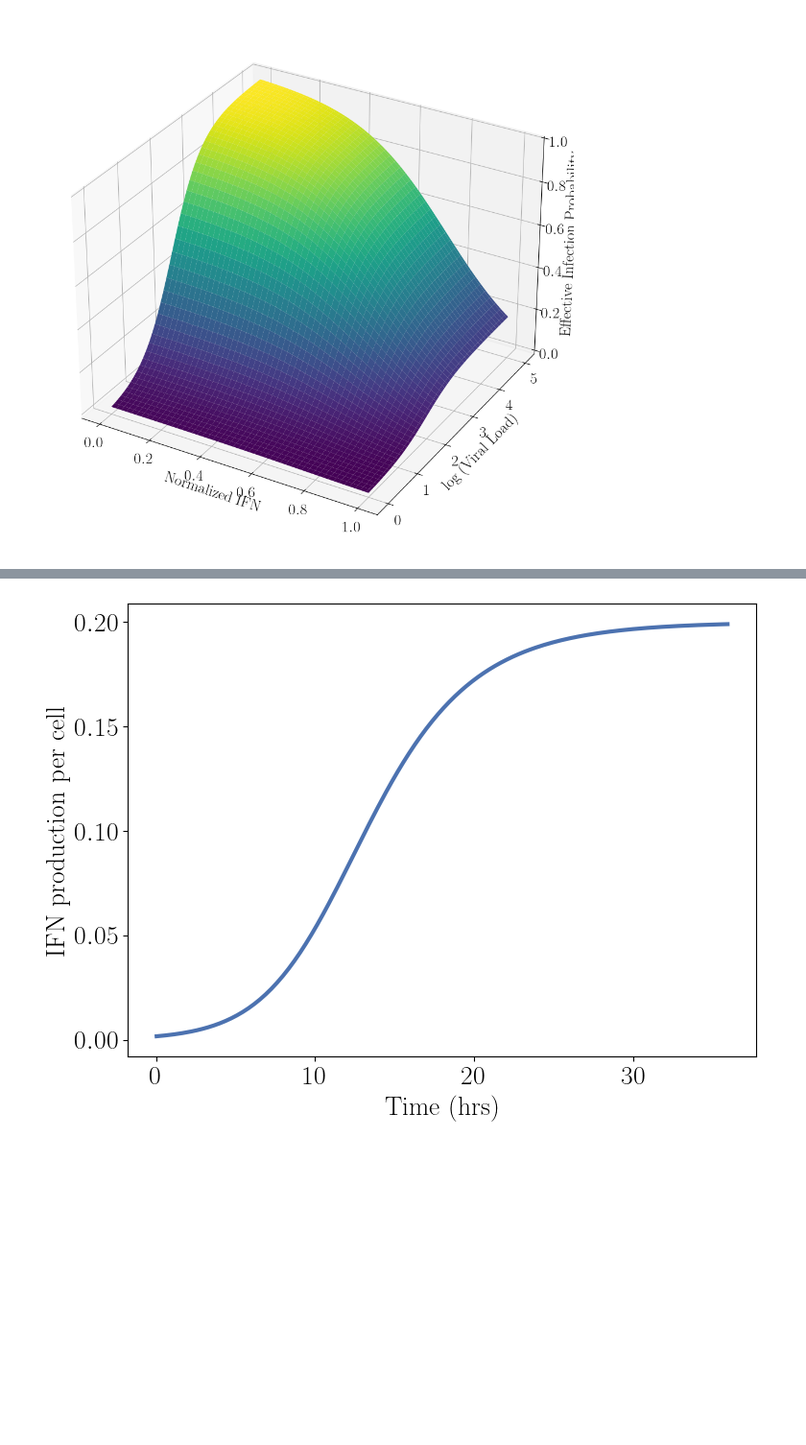
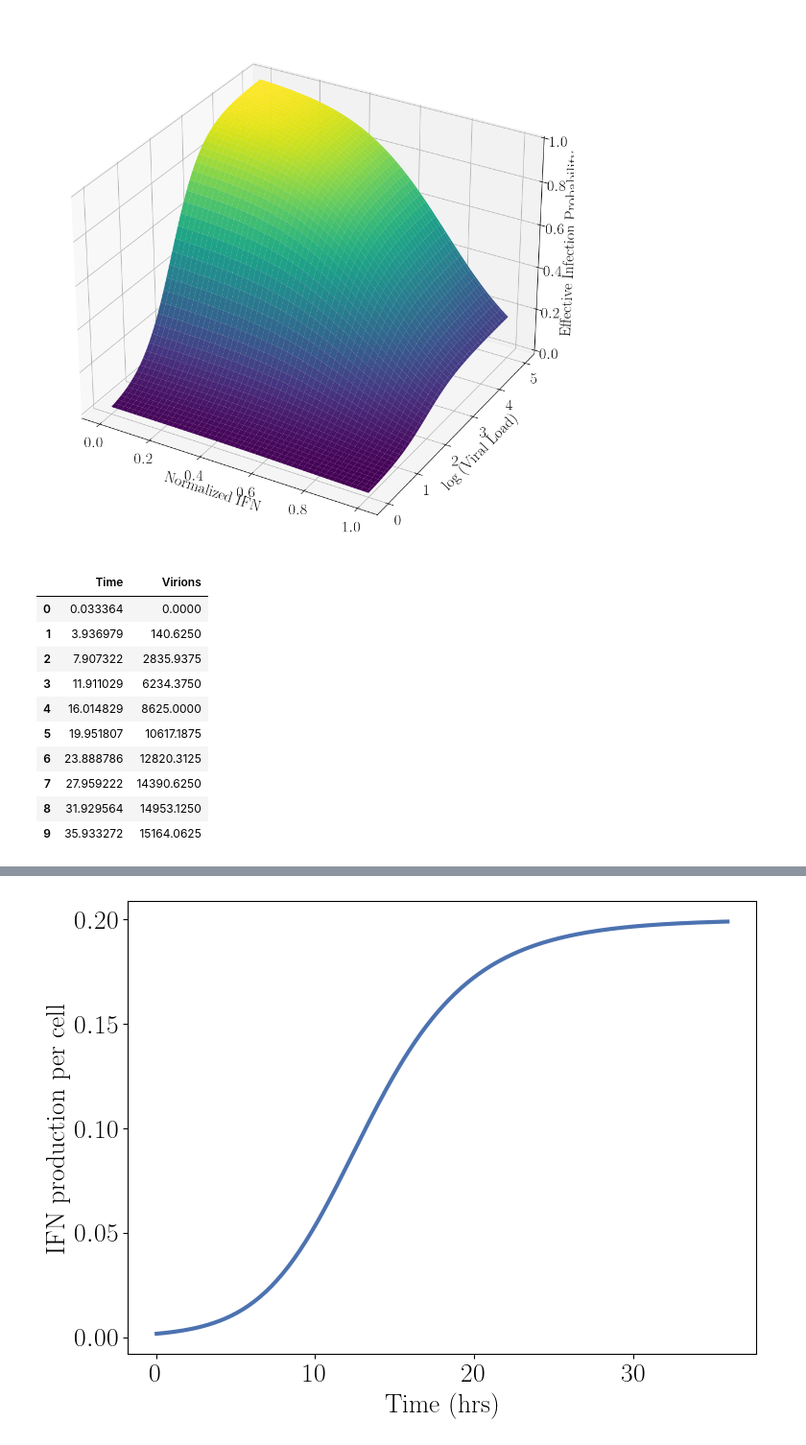
Before and after one commit to rblanco89/TissueFlu, a Jupyter notebook: utilities/tissuePlots.ipynb, the cells around one changed output, grey strips where cells are left out. Shown at 96% size. Saved outputs shown, nothing was run; the diff lists cells and outputs as text; code cells hidden in the pictures; blank space fills up the shorter version.

```diff
--- a/utilities/tissuePlots.ipynb
+++ b/utilities/tissuePlots.ipynb
@@ -185,6 +185,19 @@ plt.show()
 # %%
 # Load data
 df = pd.read_csv('virions_per_cell.csv')
 x = df['Time'].values
 y = df['Virions'].values
+df
+# %% [output]
+|  | Time | Virions |
+| 0 | 0.033364 | 0.0000 |
+| 1 | 3.936979 | 140.6250 |
+| 2 | 7.907322 | 2835.9375 |
+| 3 | 11.911029 | 6234.3750 |
+| 4 | 16.014829 | 8625.0000 |
+| 5 | 19.951807 | 10617.1875 |
+| 6 | 23.888786 | 12820.3125 |
+| 7 | 27.959222 | 14390.6250 |
+| 8 | 31.929564 | 14953.1250 |
+| 9 | 35.933272 | 15164.0625 |
 # %%
```
Also changed, not shown: parts of 6 cells of this notebook, 10 other files.
